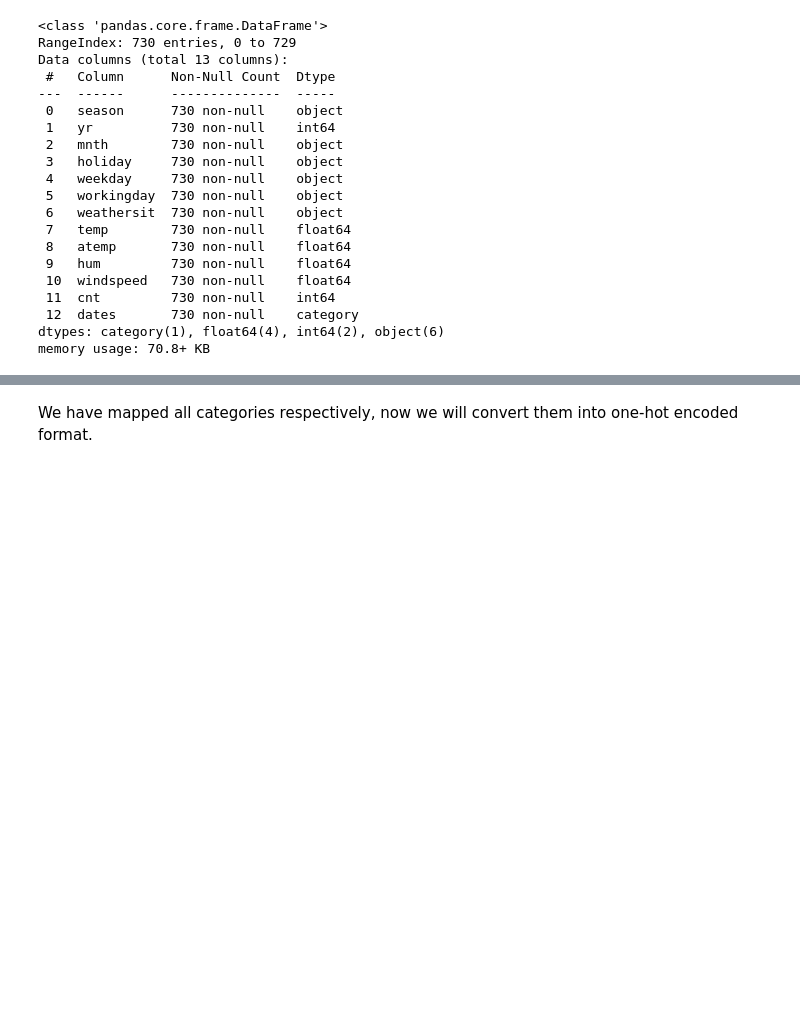
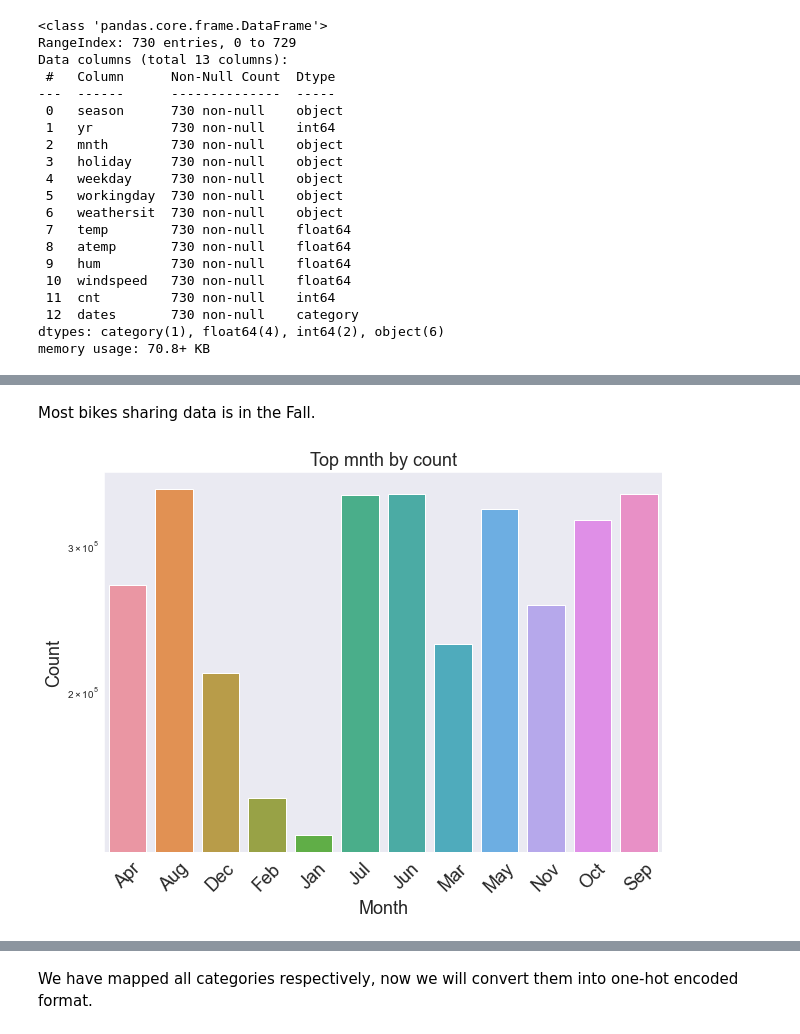
Before and after one commit to subhasisj/Upgrad-PGD-ML---AI, a Jupyter notebook: Assignments/Bike-Sharing-Assignment/Bike-Sharing-Demand-Prediction.ipynb, the cells around one changed output, grey strips where cells are left out. Drawn from its saved outputs; the diff is of its cells as text; code cells hidden in the pictures; blank space fills up the shorter version.

```diff
--- a/Assignments/Bike-Sharing-Assignment/Bike-Sharing-Demand-Prediction.ipynb
+++ b/Assignments/Bike-Sharing-Assignment/Bike-Sharing-Demand-Prediction.ipynb
@@ -213,0 +239,6 @@ memory usage: 70.8+ KB
+# %% [markdown]
+Most bikes sharing data is in the Fall.
+# %%
+feature_counts('mnth',text='Month',set_logscale=True)
+# %% [output]
+[figure, added]
```
Also changed, not shown: parts of 25 cells of this notebook.
